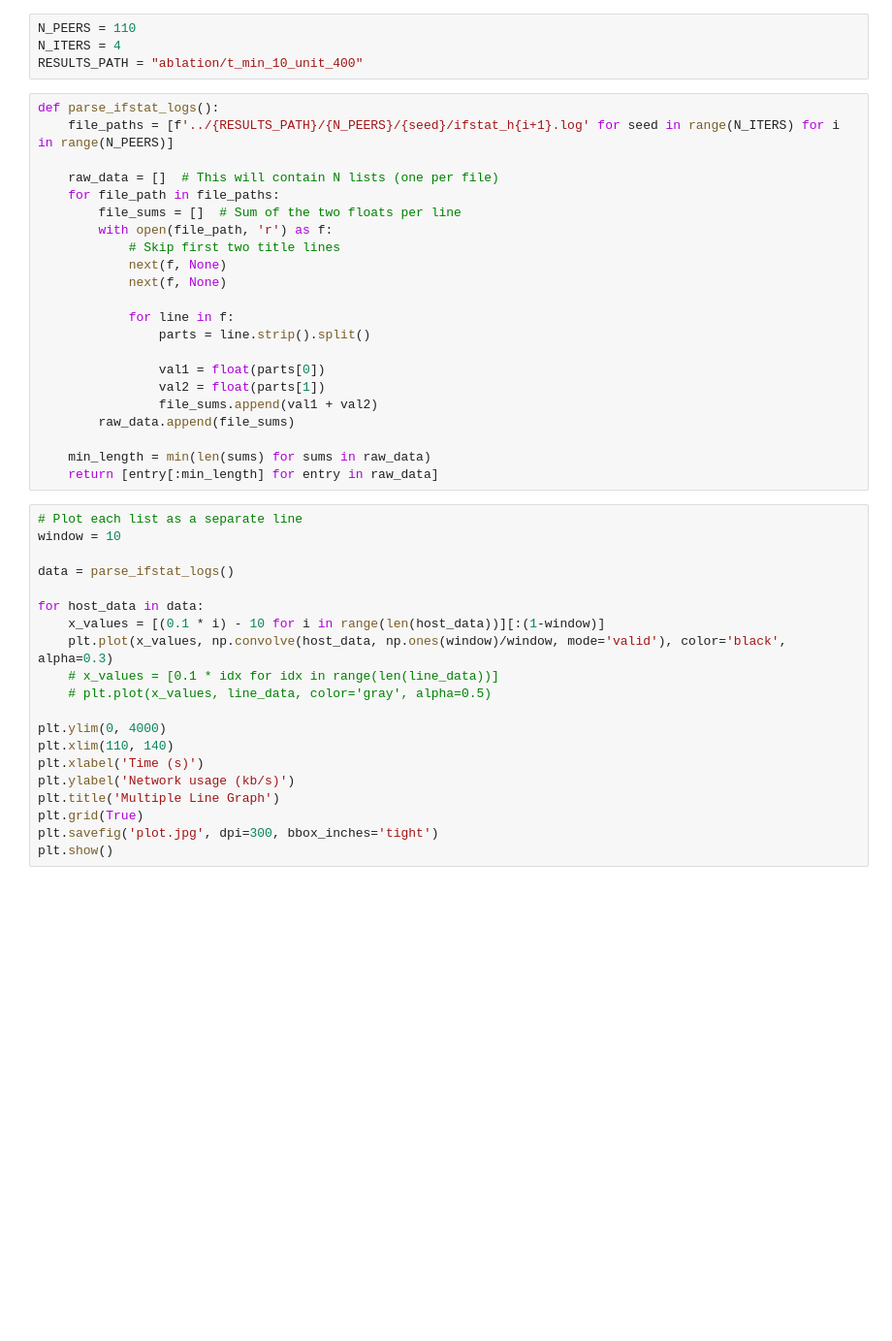
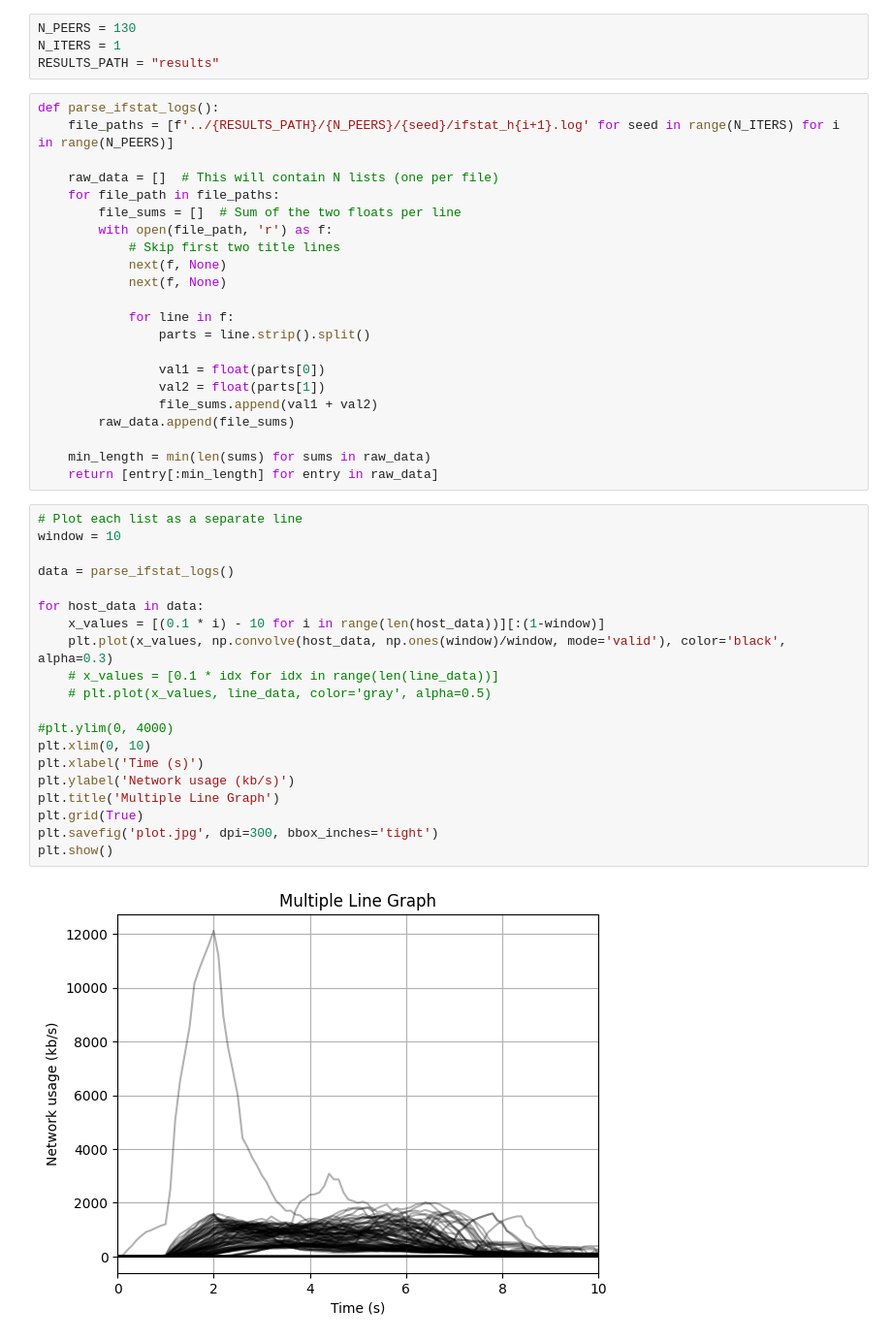
Before and after one commit to kadmila/RIPE-to-mininet2-global-WAN-simulation, a Jupyter notebook: mininet-control/plotter/ifstat_multiline.ipynb, the cells around one changed output. Shown at 97% size. Saved outputs shown, nothing was run; the diff lists cells and outputs as text; blank space fills up the shorter version.

```diff
--- a/mininet-control/plotter/ifstat_multiline.ipynb
+++ b/mininet-control/plotter/ifstat_multiline.ipynb
@@ -2,9 +2,9 @@
 import numpy as np
 import matplotlib.pyplot as plt
 # %%
-N_PEERS = 110
-N_ITERS = 4
-RESULTS_PATH = "ablation/t_min_10_unit_400"
+N_PEERS = 130
+N_ITERS = 1
+RESULTS_PATH = "results"
 # %%
 def parse_ifstat_logs():
     file_paths = [f'../{RESULTS_PATH}/{N_PEERS}/{seed}/ifstat_h{i+1}.log' for seed in range(N_ITERS) for i in range(N_PEERS)]
@@ -30,20 +30,22 @@ def parse_ifstat_logs():
 # %%
 # Plot each list as a separate line
 window = 10
 
 data = parse_ifstat_logs()
 
 for host_data in data:
     x_values = [(0.1 * i) - 10 for i in range(len(host_data))][:(1-window)]
     plt.plot(x_values, np.convolve(host_data, np.ones(window)/window, mode='valid'), color='black', alpha=0.3)
     # x_values = [0.1 * idx for idx in range(len(line_data))]
     # plt.plot(x_values, line_data, color='gray', alpha=0.5)
 
-plt.ylim(0, 4000)
-plt.xlim(110, 140)
+#plt.ylim(0, 4000)
+plt.xlim(0, 10)
 plt.xlabel('Time (s)')
 plt.ylabel('Network usage (kb/s)')
 plt.title('Multiple Line Graph')
 plt.grid(True)
 plt.savefig('plot.jpg', dpi=300, bbox_inches='tight')
 plt.show()
+# %% [output]
+[figure, added]
```
Also changed, not shown: 5 other files.
